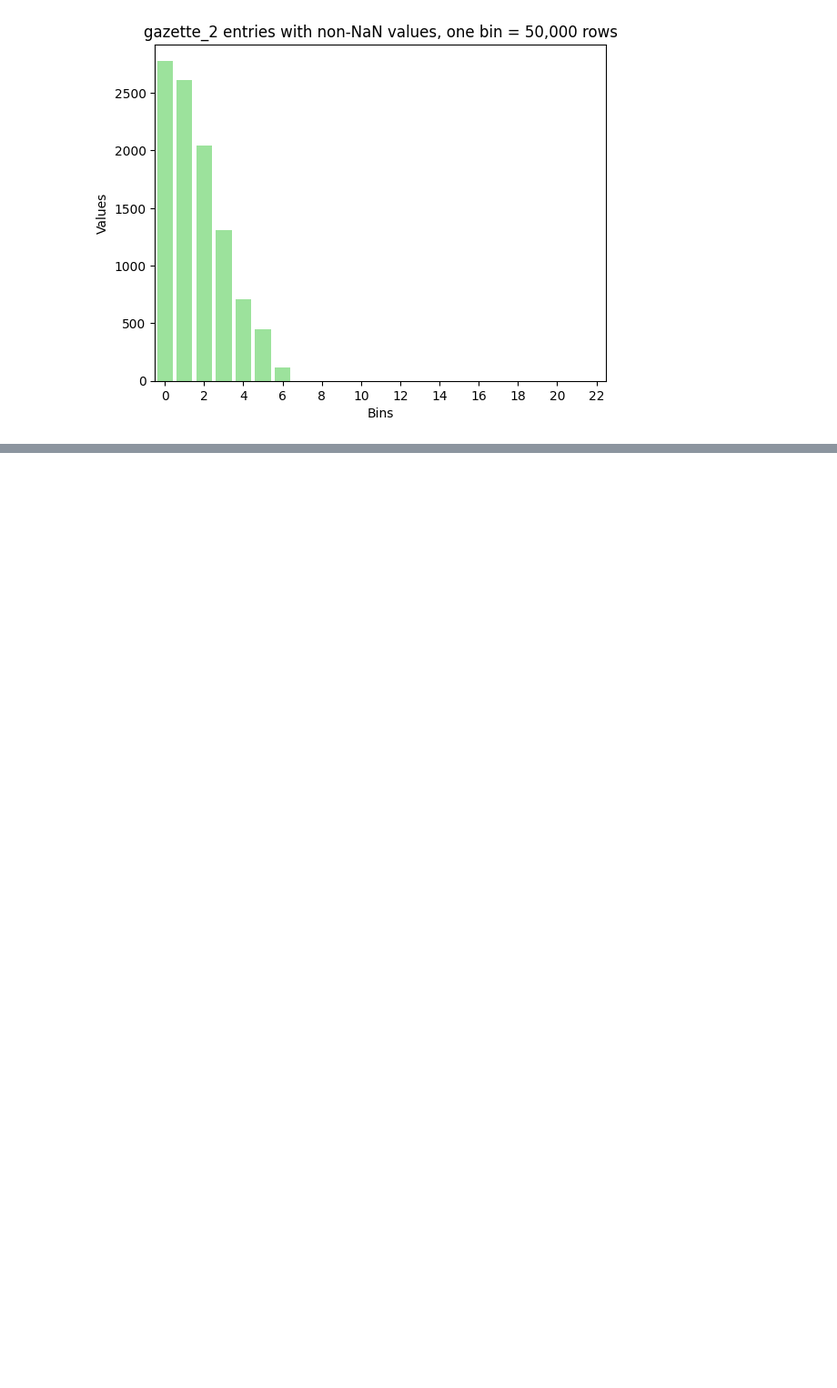
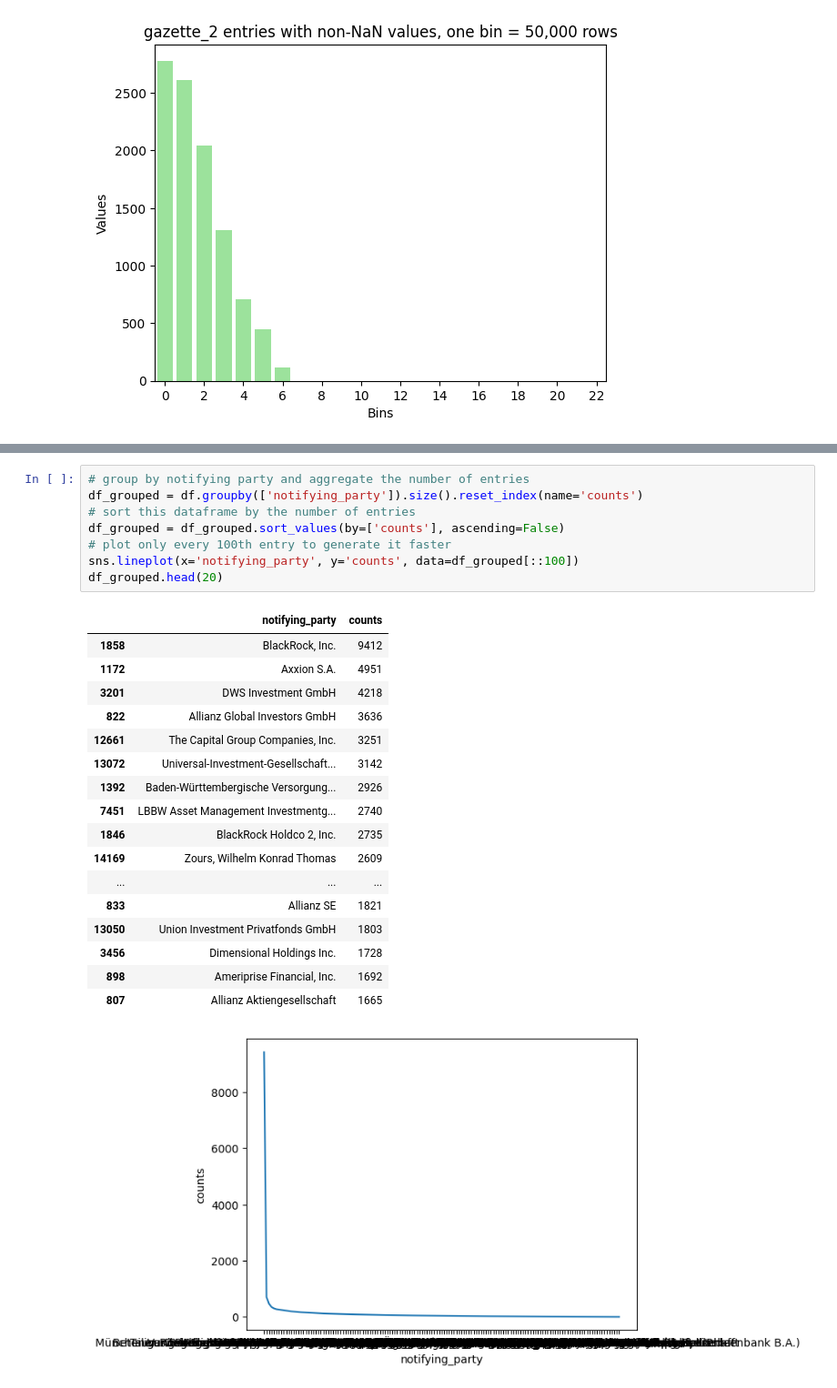
Before and after one commit to KensingtonOscupant/germanyinc-shareholders, a Jupyter notebook: src/coarse_exploration.ipynb, the cells around one changed output, grey strips where cells are left out. Shown at 91% size. Drawn from its saved outputs; the diff is of its cells as text; blank space fills up the shorter version.

Commit message:
added plot and comment for distribution of records across groups

```diff
--- a/src/coarse_exploration.ipynb
+++ b/src/coarse_exploration.ipynb
@@ -86,0 +69,27 @@ first
+# %%
+# group by notifying party and aggregate the number of entries
+df_grouped = df.groupby(['notifying_party']).size().reset_index(name='counts')
+# sort this dataframe by the number of entries
+df_grouped = df_grouped.sort_values(by=['counts'], ascending=False)
+# plot only every 100th entry to generate it faster
+sns.lineplot(x='notifying_party', y='counts', data=df_grouped[::100])
+df_grouped.head(20)
+# %% [output]
+|  | notifying_party | counts |
+| 1858 | BlackRock, Inc. | 9412 |
+| 1172 | Axxion S.A. | 4951 |
+| 3201 | DWS Investment GmbH | 4218 |
+| 822 | Allianz Global Investors GmbH | 3636 |
+| 12661 | The Capital Group Companies, Inc. | 3251 |
+| 13072 | Universal-Investment-Gesellschaft... | 3142 |
+| 1392 | Baden-Württembergische Versorgung... | 2926 |
+| 7451 | LBBW Asset Management Investmentg... | 2740 |
+| 1846 | BlackRock Holdco 2, Inc. | 2735 |
+| 14169 | Zours, Wilhelm Konrad Thomas | 2609 |
+| ... | ... | ... |
+| 833 | Allianz SE | 1821 |
+| 13050 | Union Investment Privatfonds GmbH | 1803 |
+| 3456 | Dimensional Holdings Inc. | 1728 |
+| 898 | Ameriprise Financial, Inc. | 1692 |
+| 807 | Allianz Aktiengesellschaft | 1665 |
+[figure, added]
```
Also changed, not shown: parts of 4 cells of this notebook.
